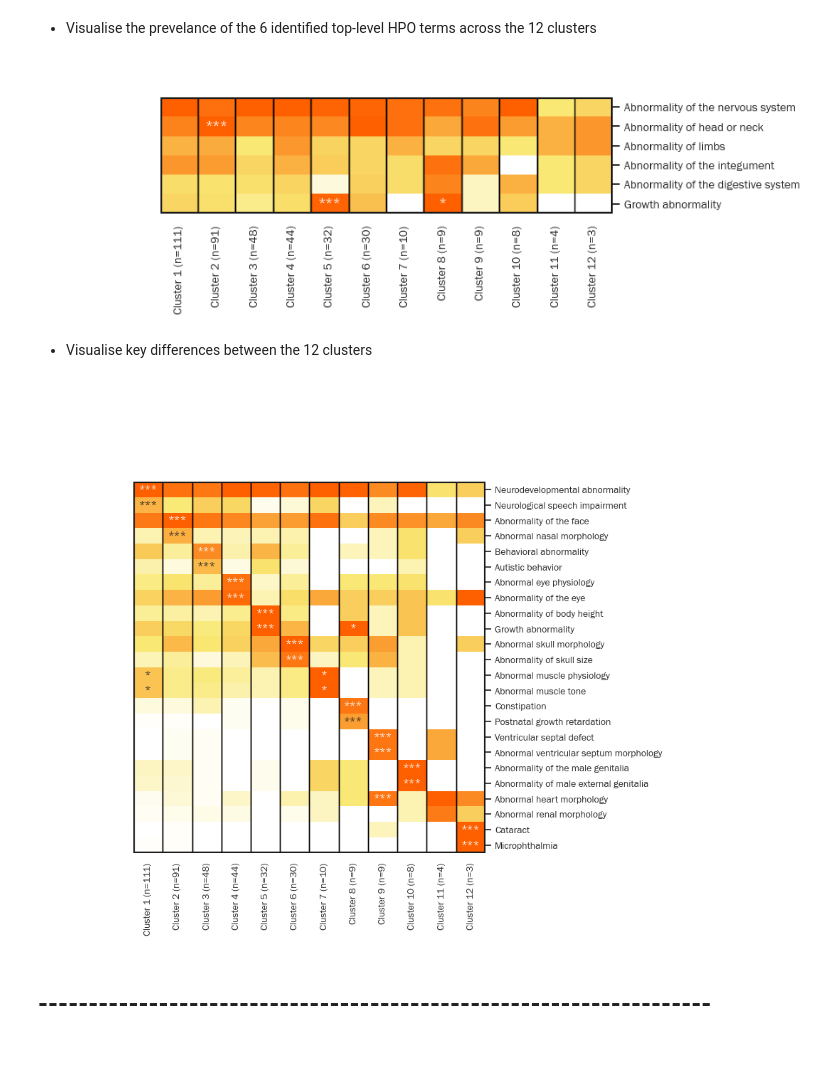
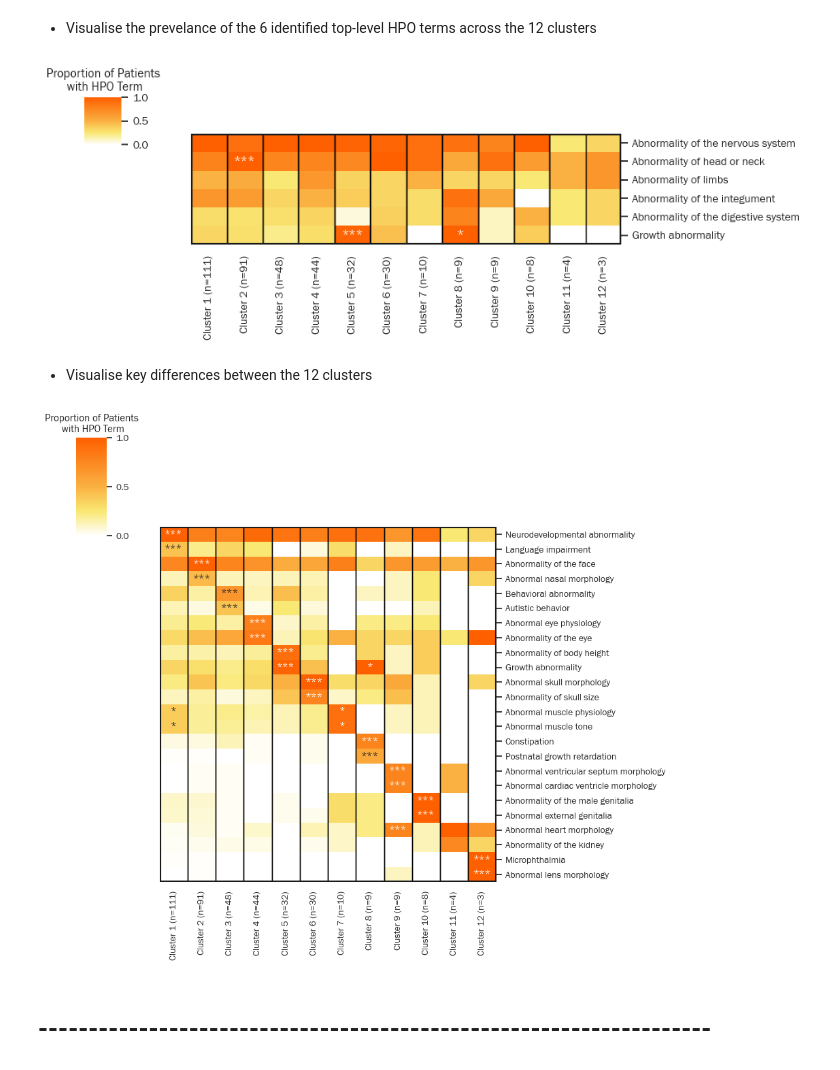
Before and after one commit to alicesmail12/HPOAnalysis, a Jupyter notebook: decipher_clustering_patients.ipynb, the cells around one changed output. Saved outputs shown, nothing was run; the diff lists cells and outputs as text; code cells hidden in the pictures.

```diff
--- a/decipher_clustering_patients.ipynb
+++ b/decipher_clustering_patients.ipynb
@@ -223,19 +198,19 @@ freq_HPOTerms = len(list(all_HPOTerms))
 - Get the frequency & percentage occurance of each HPO term in each cluster
 - Identify which terms are significantly increased in each cluster when compared to all other clusters as a group
 # %%
-clusters_freq = pd.DataFrame({'hpo_term': list(get_HPOID_cluster_freq(decipher_cluster_1).keys()),
-                              'cluster_1_freq': list(get_HPOID_cluster_freq(decipher_cluster_1).values()),
-                              'cluster_2_freq': list(get_HPOID_cluster_freq(decipher_cluster_2).values()),
-                              'cluster_3_freq': list(get_HPOID_cluster_freq(decipher_cluster_3).values()),
-                              'cluster_4_freq': list(get_HPOID_cluster_freq(decipher_cluster_4).values()),
-                              'cluster_5_freq': list(get_HPOID_cluster_freq(decipher_cluster_5).values()),
-                              'cluster_6_freq': list(get_HPOID_cluster_freq(decipher_cluster_6).values()),
-                              'cluster_7_freq': list(get_HPOID_cluster_freq(decipher_cluster_7).values()),
-                              'cluster_8_freq': list(get_HPOID_cluster_freq(decipher_cluster_8).values()),
-                              'cluster_9_freq': list(get_HPOID_cluster_freq(decipher_cluster_9).values()),
-                              'cluster_10_freq': list(get_HPOID_cluster_freq(decipher_cluster_10).values()),
-                              'cluster_11_freq': list(get_HPOID_cluster_freq(decipher_cluster_11).values()),
-                              'cluster_12_freq': list(get_HPOID_cluster_freq(decipher_cluster_12).values())})
+clusters_freq = pd.DataFrame({'hpo_term': list(get_HPOID_cluster_freq(decipher_cluster_1, all_HPOTerms).keys()),
+                              'cluster_1_freq': list(get_HPOID_cluster_freq(decipher_cluster_1, all_HPOTerms).values()),
+                              'cluster_2_freq': list(get_HPOID_cluster_freq(decipher_cluster_2, all_HPOTerms).values()),
+                              'cluster_3_freq': list(get_HPOID_cluster_freq(decipher_cluster_3, all_HPOTerms).values()),
+                              'cluster_4_freq': list(get_HPOID_cluster_freq(decipher_cluster_4, all_HPOTerms).values()),
+                              'cluster_5_freq': list(get_HPOID_cluster_freq(decipher_cluster_5, all_HPOTerms).values()),
+                              'cluster_6_freq': list(get_HPOID_cluster_freq(decipher_cluster_6, all_HPOTerms).values()),
+                              'cluster_7_freq': list(get_HPOID_cluster_freq(decipher_cluster_7, all_HPOTerms).values()),
+                              'cluster_8_freq': list(get_HPOID_cluster_freq(decipher_cluster_8, all_HPOTerms).values()),
+                              'cluster_9_freq': list(get_HPOID_cluster_freq(decipher_cluster_9, all_HPOTerms).values()),
+                              'cluster_10_freq': list(get_HPOID_cluster_freq(decipher_cluster_10, all_HPOTerms).values()),
+                              'cluster_11_freq': list(get_HPOID_cluster_freq(decipher_cluster_11, all_HPOTerms).values()),
+                              'cluster_12_freq': list(get_HPOID_cluster_freq(decipher_cluster_12, all_HPOTerms).values())})
 
 # Calculate percentages
 for i in range(1,13):
@@ -243,4 +218,4 @@ for i in range(1,13):
 
 # Get HPO Terms increased in each cluster
 for i in range(1,13):
-    get_sigincreased_HPOTerms_cluster(i)
+    get_sigincreased_HPOTerms_cluster(i, clusters_freq, cluster_freqs)
@@ -290,36 +263,37 @@ clusters_freq_pvals_filtered  = clusters_freq_pvals[clusters_freq_pvals.index.is
 clusters_freq_pvals_filtered.index = pd.Categorical(clusters_freq_pvals_filtered.index, categories=topLevel_phenotypes_list, ordered=True)
 clusters_freq_pvals_filtered = clusters_freq_pvals_filtered.sort_index()
 
 # Plot heatmap
 cmap = LinearSegmentedColormap.from_list('custom', [(0, 'white'), (0.25, '#f9e873'), (0.5, '#fab142'), (1, '#fe6000')], N=256)
 
 sns.set_style("white")
 sns.set_theme(font_scale=0.9, font="Franklin Gothic Book")
-heatmap = sns.clustermap(clusters_freq_phenotypes_filtered, cmap=cmap, method="ward", annot=clusters_freq_pvals_filtered, figsize=(9, 3.15), row_cluster=False, col_cluster=False, fmt="")
+heatmap = sns.clustermap(clusters_freq_phenotypes_filtered, cmap=cmap, method="ward", annot=clusters_freq_pvals_filtered, figsize=(9, 3.15),
+                         row_cluster=False, col_cluster=False, fmt="", cbar_kws={'ticks':[0, 0.50, 1], 'orientation':'vertical'})
+heatmap.ax_cbar.set_title('Proportion of Patients\n with HPO Term')
 
 ax = heatmap.ax_heatmap
 ax.add_patch(Rectangle((0,0 ), 1, 200, fill=False, edgecolor='black', lw=1))
 ax.add_patch(Rectangle((1,0 ), 1, 200, fill=False, edgecolor='black', lw=1))
 ax.add_patch(Rectangle((2,0 ), 1, 200, fill=False, edgecolor='black', lw=1))
 ax.add_patch(Rectangle((3,0 ), 1, 200, fill=False, edgecolor='black', lw=1))
 ax.add_patch(Rectangle((4,0 ), 1, 200, fill=False, edgecolor='black', lw=1))
 ax.add_patch(Rectangle((5,0 ), 1, 200, fill=False, edgecolor='black', lw=1))
 ax.add_patch(Rectangle((6,0 ), 1, 200, fill=False, edgecolor='black', lw=1))
 ax.add_patch(Rectangle((7,0 ), 1, 200, fill=False, edgecolor='black', lw=1))
 ax.add_patch(Rectangle((8,0 ), 1, 200, fill=False, edgecolor='black', lw=1))
 ax.add_patch(Rectangle((9,0 ), 1, 200, fill=False, edgecolor='black', lw=1))
 ax.add_patch(Rectangle((10,0 ), 1, 200, fill=False, edgecolor='black', lw=1))
 
 ax.axhline(y = 0, color='k',linewidth = 3)
 ax.axhline(y = 6, color = 'k', linewidth = 3)
 ax.axvline(x = 0, color = 'k', linewidth = 3)
 ax.axvline(x = 12, color = 'k', linewidth = 3)
 
-heatmap.cax.set_visible(False)
 plt.savefig('cluster_heatmap_top_level.png', dpi=600)
 plt.show()
 # %% [output]
-[figure, old version]
+[figure, new version]
 # %% [markdown]
 - Visualise key differences between the 12 clusters
 # %%
@@ -343,7 +317,9 @@ clusters_freq_pvals_filtered = clusters_freq_pvals_filtered.sort_index()
 cmap = LinearSegmentedColormap.from_list('custom', [(0, 'white'), (0.25, '#f9e873'), (0.5, '#fab142'), (1, '#fe6000')], N=256)
 sns.set_style("white")
 sns.set_theme(font_scale=0.9, font="Franklin Gothic Book")
-heatmap = sns.clustermap(clusters_freq_phenotypes_filtered, cmap=cmap, method="ward", annot=clusters_freq_pvals_filtered, figsize=(9,8), row_cluster=False, col_cluster=False, vmin=0.0, vmax=0.9, fmt="")
+heatmap = sns.clustermap(clusters_freq_phenotypes_filtered, cmap=cmap, method="ward", annot=clusters_freq_pvals_filtered, figsize=(9,8),
+                         row_cluster=False, col_cluster=False, fmt="", cbar_kws={'ticks':[0, 0.50, 1], 'orientation':'vertical'})
+heatmap.ax_cbar.set_title('Proportion of Patients\n with HPO Term')
 
 ax = heatmap.ax_heatmap
 ax.add_patch(Rectangle((0,0 ), 1, 200, fill=False, edgecolor='black', lw=1))
@@ -365,8 +341,7 @@ ax.axhline(y = 24, color = 'k', linewidth = 3)
 ax.axvline(x = 0, color = 'k', linewidth = 3)
 ax.axvline(x = 12, color = 'k', linewidth = 3)
 
-heatmap.cax.set_visible(False)
 plt.savefig('cluster_heatmap.png', dpi=600)
 plt.show()
 # %% [output]
-[figure, old version]
+[figure, new version]
```
Also changed, not shown: parts of 6 cells of this notebook.
